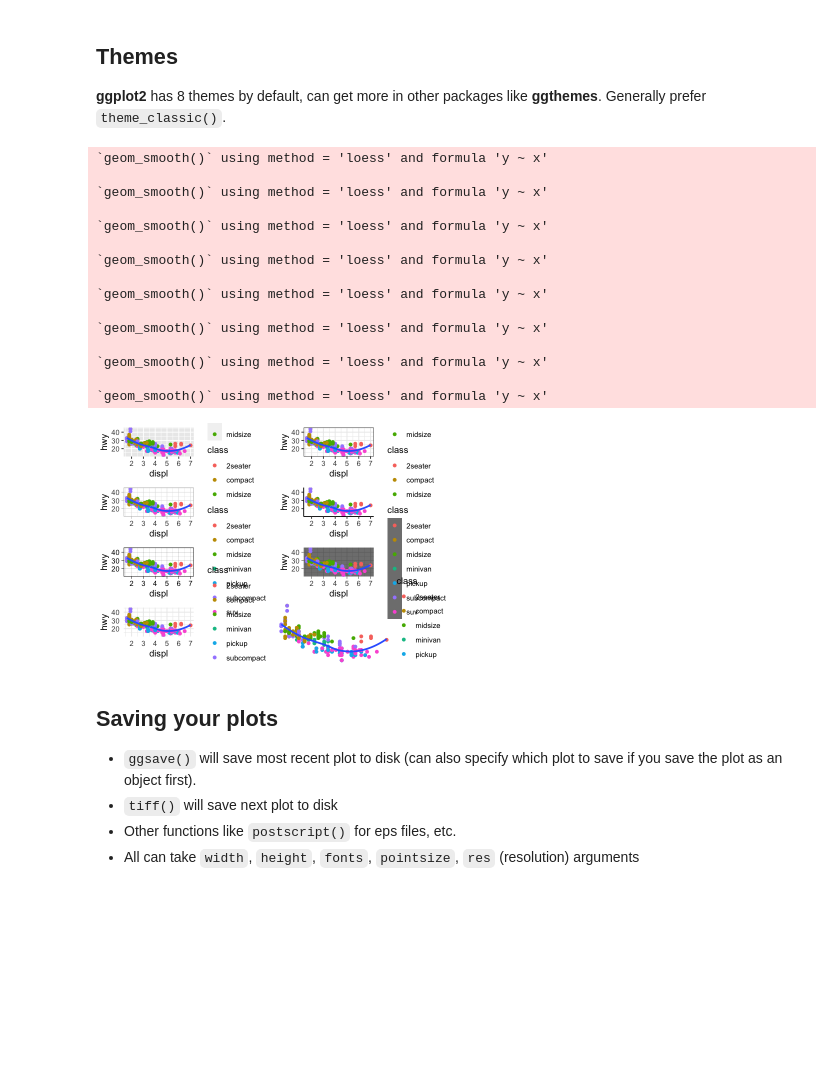
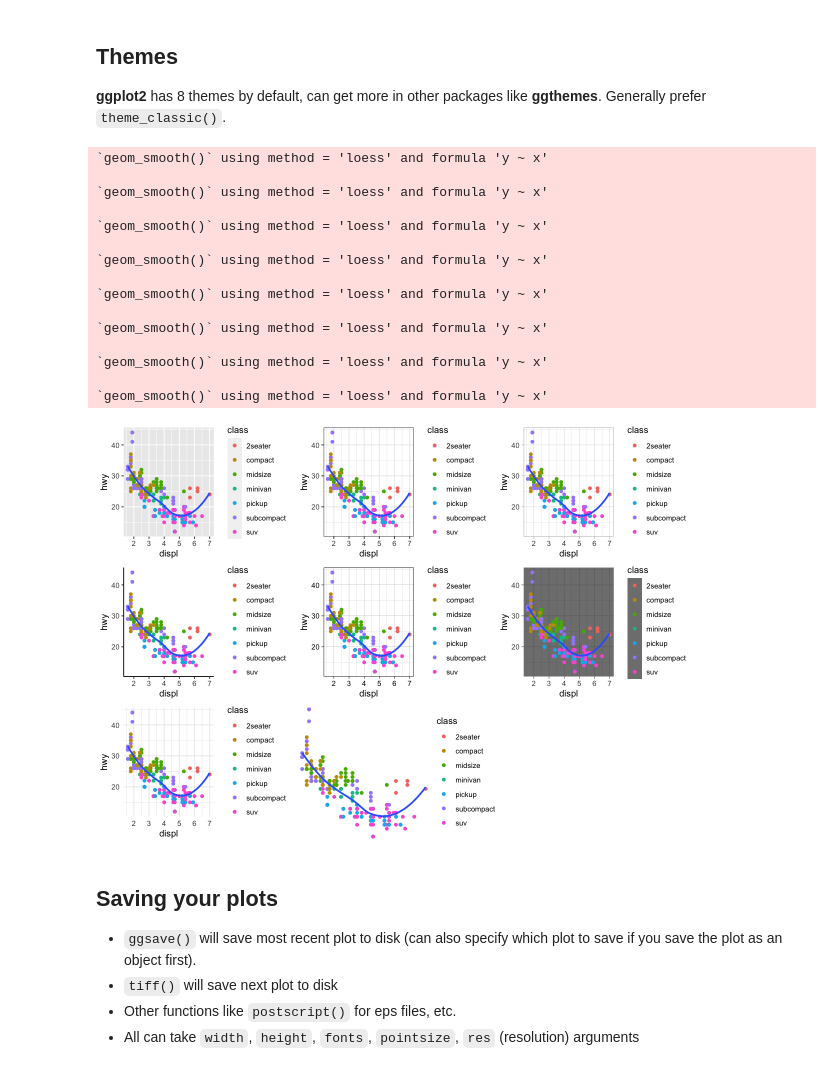
Before and after one commit to compbiocore/ccv_bootcamp_R, a Jupyter notebook: R_ggplot2.ipynb, the cells around one changed output. Cells and saved outputs as stored; diff of their text form; code cells hidden in the pictures; blank space fills up the shorter version.

```diff
--- a/R_ggplot2.ipynb
+++ b/R_ggplot2.ipynb
@@ -773,34 +775,34 @@ ggplot(compact, aes(displ, hwy, colour = drv)) +
 # %%
 base <- ggplot(mpg, aes(displ, hwy)) +
   geom_point(aes(color = class)) +
   geom_smooth(se = FALSE)
 
 p1 <- base + theme_bw()
 p2 <- base + theme_light()
 p3 <- base + theme_classic()
 p4 <- base + theme_linedraw()
 p5 <- base + theme_dark()
 p6 <- base + theme_minimal()
 p7 <- base + theme_void()
 
-grid.arrange(base,p1,p2,p3,p4,p5,p6,p7,nrow=4)
+grid.arrange(base,p1,p2,p3,p4,p5,p6,p7,nrow=3)
 # %% [output]
 `geom_smooth()` using method = 'loess' and formula 'y ~ x'
 
 `geom_smooth()` using method = 'loess' and formula 'y ~ x'
 
 `geom_smooth()` using method = 'loess' and formula 'y ~ x'
 
 `geom_smooth()` using method = 'loess' and formula 'y ~ x'
 
 `geom_smooth()` using method = 'loess' and formula 'y ~ x'
 
 `geom_smooth()` using method = 'loess' and formula 'y ~ x'
 
 `geom_smooth()` using method = 'loess' and formula 'y ~ x'
 
 `geom_smooth()` using method = 'loess' and formula 'y ~ x'
-[figure, old version]
+[figure, new version]
 # %% [markdown]
 ## Saving your plots
 
```
Also changed, not shown: parts of 13 cells of this notebook, 42 other files.
